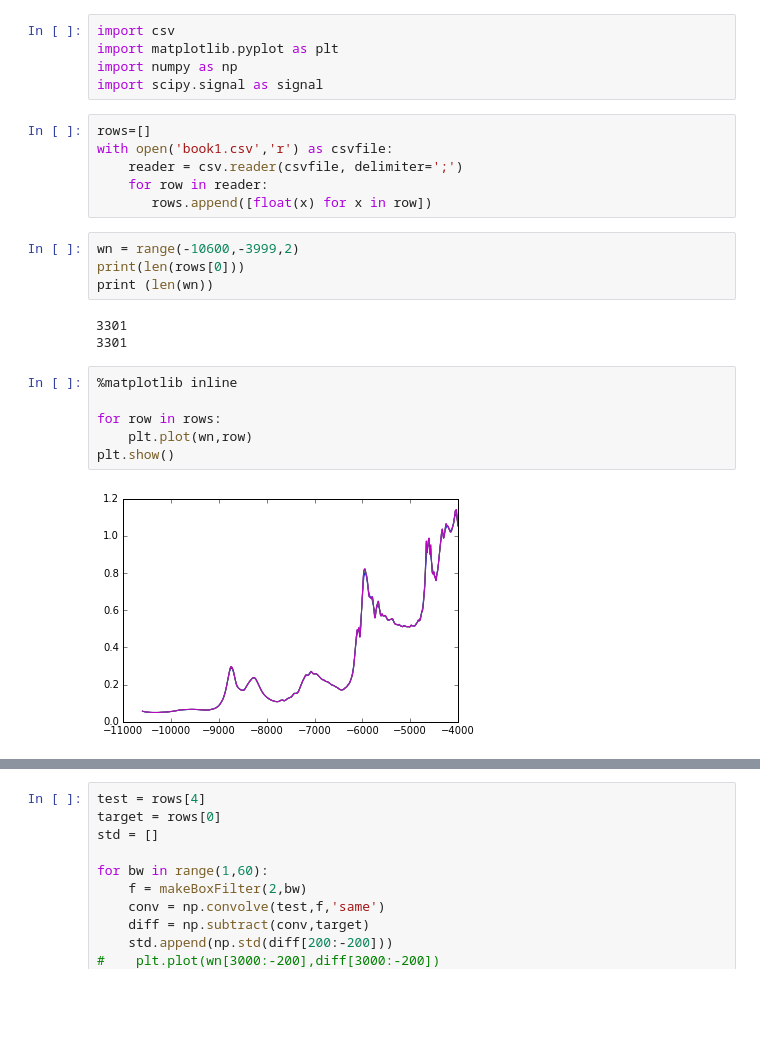
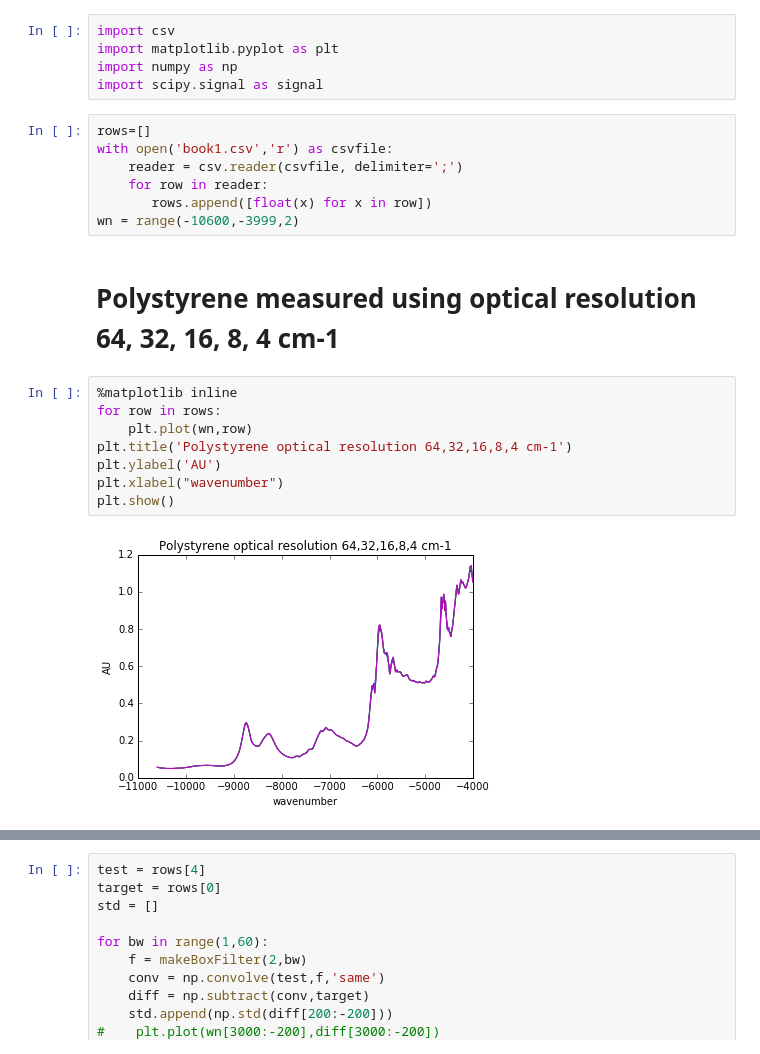
Before and after one commit to bmrg/convolute, a Jupyter notebook: Convolute.ipynb, the cells around one changed output, grey strips where cells are left out. Cells and saved outputs as stored; diff of their text form; blank space fills up the shorter version.

```diff
--- a/Convolute.ipynb
+++ b/Convolute.ipynb
@@ -9,18 +9,16 @@ with open('book1.csv','r') as csvfile:
     reader = csv.reader(csvfile, delimiter=';')
     for row in reader:
        rows.append([float(x) for x in row])
+wn = range(-10600,-3999,2)
-# %%
-wn = range(-10600,-3999,2)
-print(len(rows[0]))
-print (len(wn))
-# %% [output]
-3301
-3301
+# %% [markdown]
+# Polystyrene measured using optical resolution 64, 32, 16, 8, 4 cm-1
 # %%
 %matplotlib inline
-
 for row in rows:
     plt.plot(wn,row)
+plt.title('Polystyrene optical resolution 64,32,16,8,4 cm-1')
+plt.ylabel('AU')
+plt.xlabel("wavenumber")
 plt.show()
 # %% [output]
-[figure, old version]
+[figure, new version]
```
Also changed, not shown: parts of 12 cells of this notebook.
